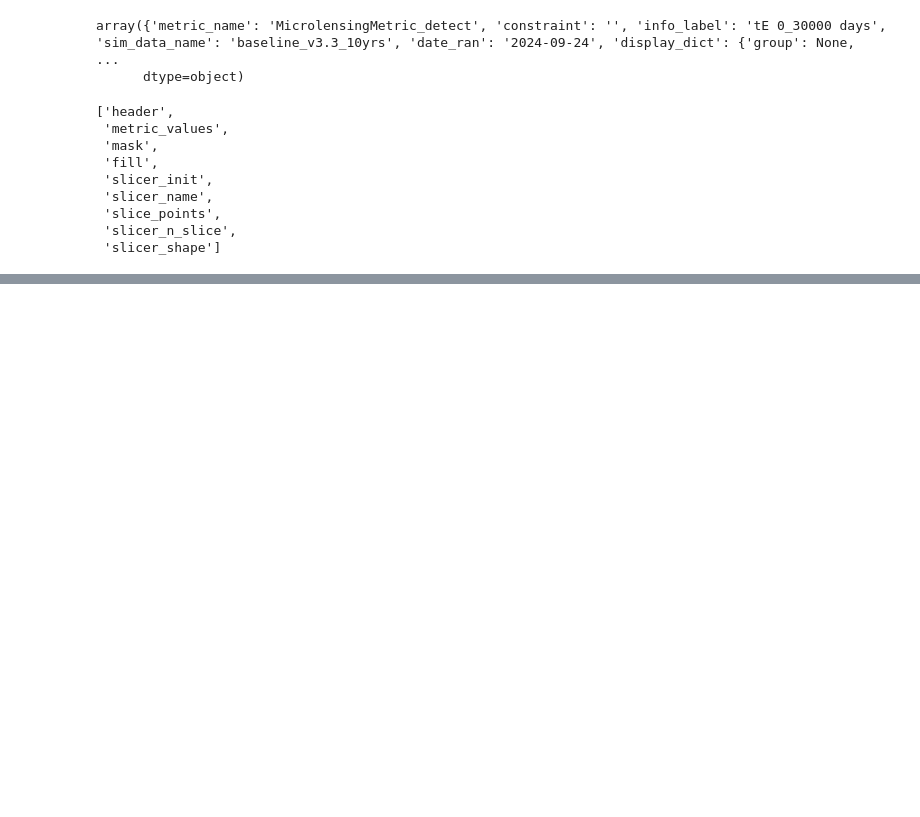
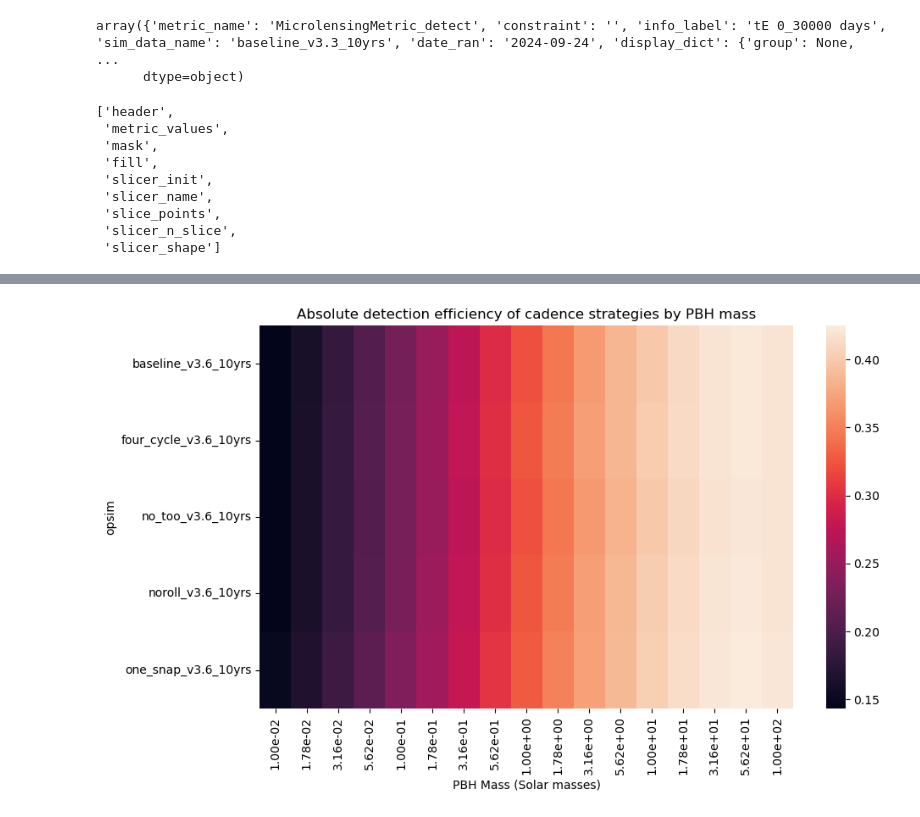
Before and after one commit to duncanwood/rubinsim-ml, a Jupyter notebook: notebooks/2024-09-30 making events.ipynb, the cells around one changed output, grey strips where cells are left out. Cells and saved outputs as stored; diff of their text form; code cells hidden in the pictures; blank space fills up the shorter version.

```diff
--- a/notebooks/2024-09-30 making events.ipynb
+++ b/notebooks/2024-09-30 making events.ipynb
@@ -115,0 +425,25 @@ data['metric_values'].shape
+# %%
+runnames = ['baseline_v3.6_10yrs',
+'four_cycle_v3.6_10yrs',
+'no_too_v3.6_10yrs',
+'noroll_v3.6_10yrs',
+'one_snap_v3.6_10yrs']
+# %%
+def which_run(fname):
+  for runname in runnames:
+    if runname in fname:
+      return runname
+# %%
+ndetections = []
+masses = []
+opsims= []
+for file in result_files:
+  with open(file, 'rb') as f:
+    events_info, detections = pickle.load(f)
+    masses.append(events_info['pbhmass'])
+    opsims.append(which_run(file))
+    ndetections.append(np.sum(detections))
+# %%
+det_df = pd.DataFrame({'ndet':np.array(ndetections)/250_000,
+                       'pbhmass' : masses,
+                       'opsim' : opsims})
@@ -115,0 +498,15 @@ data['metric_values'].shape
+# %%
+from matplotlib.ticker import FormatStrFormatter
+
+det_pivot=det_df.pivot(index="opsim", columns="pbhmass", values="ndet")
+plt.figure(figsize=(10,6))
+
+sns.heatmap(det_pivot,fmt='.1e')
+plt.title('Absolute detection efficiency of cadence strategies by PBH mass')
+# plt.gca().xaxis.set_major_formatter(FormatStrFormatter('%.2e'))
+plt.gca().set_xticks(ticks=plt.gca().get_xticks(),labels=[f'{x:.2e}' for x in sorted(det_df['pbhmass'].unique())])
+plt.xlabel('PBH Mass (Solar masses)')
+plt.tight_layout()
+plt.savefig('/Users/duncan/Documents/code/physics/dissertation/ims/rubinsim/250k-cadence-pbhmass.pdf')
+# %% [output]
+[figure, added]
```
Also changed, not shown: parts of 38 cells of this notebook, 30 other files.
